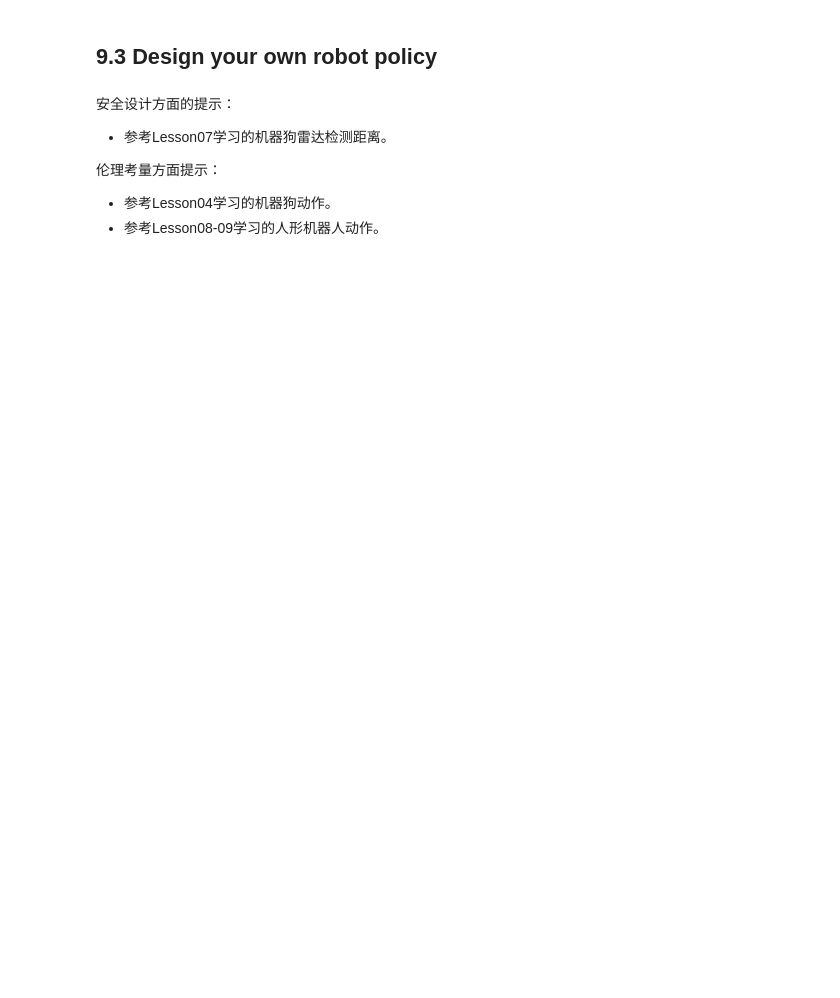
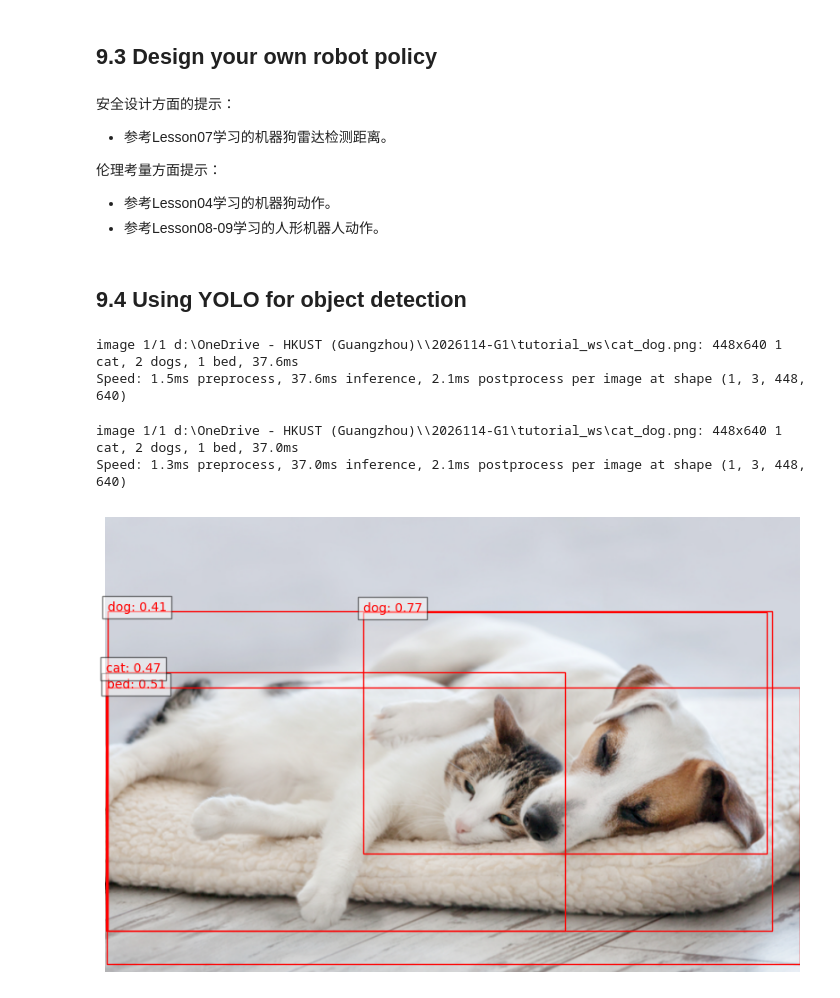
Before and after one commit to DaojiePENG/tutorial_ws, a Jupyter notebook: lesson09_final_project.ipynb, the cells around one changed output. Cells and saved outputs as stored; diff of their text form; code cells hidden in the pictures; blank space fills up the shorter version.

Commit message:
Add yolo usage;

```diff
--- a/lesson09_final_project.ipynb
+++ b/lesson09_final_project.ipynb
@@ -61,3 +67,66 @@ armAction_client.ExecuteAction(action_map.get("two-hand kiss"))
 
 * 参考Lesson04学习的机器狗动作。
 * 参考Lesson08-09学习的人形机器人动作。
+# %% [markdown]
+## 9.4 Using YOLO for object detection
+# %%
+# 'pip install ultralytics' to install ultralytics package first
+# 'pip install ultralytics -i https://pypi.tuna.tsinghua.edu.cn/simple' to install ultralytics package first
+from ultralytics import YOLO
+
+# Load a pretrained YOLOv12n model
+model = YOLO("yolo12x.pt")  # 可选模型：yolo12n.pt、yolo12s.pt、yolo12m.pt、yolo12l.pt、yolo12x.pt，效果依次越来越好
+
+# Perform object detection on an image
+results = model("cat_dog.png")
+
+# Display the results
+results[0].show()
+# %% [output]
+image 1/1 d:\OneDrive - HKUST (Guangzhou)\\2026114-G1\tutorial_ws\cat_dog.png: 448x640 1 cat, 2 dogs, 1 bed, 37.6ms
+Speed: 1.5ms preprocess, 37.6ms inference, 2.1ms postprocess per image at shape (1, 3, 448, 640)
+# %%
+from ultralytics import YOLO
+import matplotlib.pyplot as plt
+import matplotlib.patches as patches
+from PIL import Image
+import numpy as np
+image_path = "cat_dog.png"
+save_path = "cat_dog_output.jpg"
+model_name = "yolo12x.pt"  # 可选模型：yolo12n.pt、yolo12s.pt、yolo12m.pt、yolo12l.pt、yolo12x.pt，效果依次越来越好
+
+# 加载预训练的YOLO模型
+model = YOLO(model_name)
+
+# 执行图像上的对象检测
+results = model(image_path)
+
+# 读取原始图像
+image = Image.open(image_path)
+image_np = np.array(image)
+
+# 可视化结果
+fig, ax = plt.subplots(1, figsize=(10, 10))
+ax.imshow(image_np)
+
+# 遍历每个检测结果
+for i, det in enumerate(results[0].boxes.xyxy):
+    # 获取边界框坐标
+    xmin, ymin, xmax, ymax = det.tolist()
+    # 在图像上绘制矩形
+    rect = patches.Rectangle((xmin, ymin), xmax-xmin, ymax-ymin, linewidth=1, edgecolor='r', facecolor='none')
+    ax.add_patch(rect)
+    # 显示类别和置信度分数（如果需要）
+    score = results[0].boxes.conf[i].item()
+    label = results[0].names[results[0].boxes.cls[i].item()]
+    ax.text(xmin, ymin, f'{label}: {score:.2f}', color='red', bbox=dict(facecolor='white', alpha=0.5))
+
+plt.axis('off')
+plt.show()
+
+# 如果你想保存图片
+fig.savefig(save_path, bbox_inches='tight', pad_inches=0)
+# %% [output]
+image 1/1 d:\OneDrive - HKUST (Guangzhou)\\2026114-G1\tutorial_ws\cat_dog.png: 448x640 1 cat, 2 dogs, 1 bed, 37.0ms
+Speed: 1.3ms preprocess, 37.0ms inference, 2.1ms postprocess per image at shape (1, 3, 448, 640)
+[figure, added]
```
Also changed, not shown: parts of 2 cells of this notebook, 5 other files.
